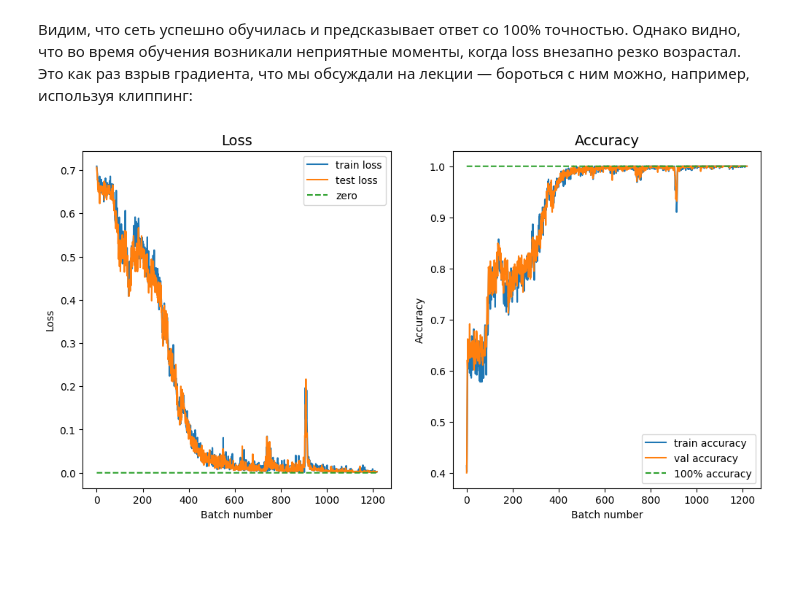
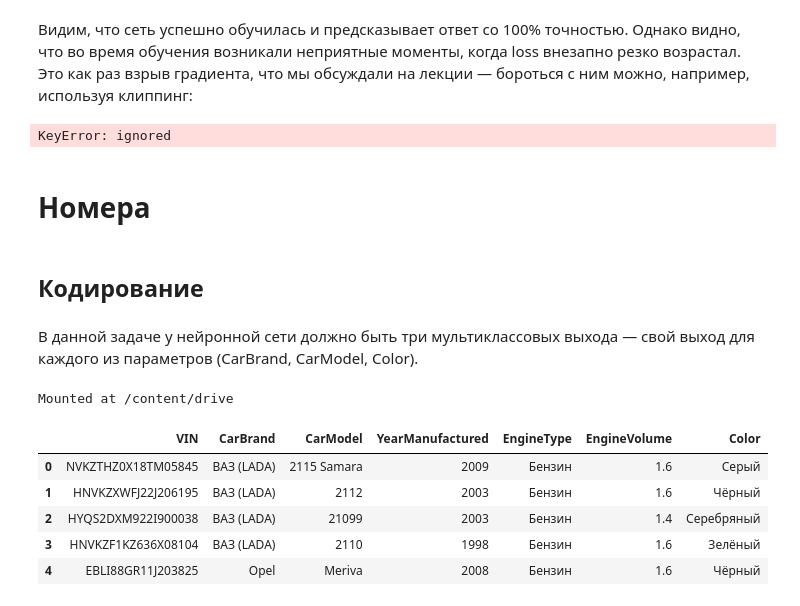
Before and after one commit to Alizarin-Stell/aaa_ml, a Jupyter notebook: sequence_cnn_lstm_with_gaps.ipynb, the cells around one changed output. Cells and saved outputs as stored; diff of their text form; code cells hidden in the pictures; blank space fills up the shorter version.

```diff
--- a/sequence_cnn_lstm_with_gaps.ipynb
+++ b/sequence_cnn_lstm_with_gaps.ipynb
@@ -540,6 +541,8 @@ for i in range(n_epochs):
         nn.utils.clip_grad_norm_(model.parameters(), max_norm=5.0)
         optimizer.step()
 
+        model.eval()
+
         x_val, y_val = next(iter(val_sequence_dataloader))
 
         val_preds = model(x_val)
@@ -554,4 +557,26 @@ for i in range(n_epochs):
 
         plot_progress(losses, accs, val_losses, val_accs)
 # %% [output]
-[figure, removed]
+KeyError: ignored
+# %% [markdown]
+# Номера
+# %% [markdown]
+## Кодирование
+# %% [markdown]
+В данной задаче у нейронной сети должно быть три мультиклассовых выхода — свой выход для каждого из параметров (CarBrand, CarModel, Color).
+# %%
+from google.colab import drive
+drive.mount('/content/drive')
+way = "/content/drive/MyDrive/Colab_Notebooks/aaa_ml/datasets/"
+# %% [output]
+Mounted at /content/drive
+# %%
+df_train = pd.read_csv(way + "vins_train.csv")
+df_train.head()
+# %% [output]
+|  | VIN | CarBrand | CarModel | YearManufactured | EngineType | EngineVolume | Color |
+| 0 | NVKZTHZ0X18TM05845 | ВАЗ (LADA) | 2115 Samara | 2009 | Бензин | 1.6 | Серый |
+| 1 | HNVKZXWFJ22J206195 | ВАЗ (LADA) | 2112 | 2003 | Бензин | 1.6 | Чёрный |
+| 2 | HYQS2DXM922I900038 | ВАЗ (LADA) | 21099 | 2003 | Бензин | 1.4 | Серебряный |
+| 3 | HNVKZF1KZ636X08104 | ВАЗ (LADA) | 2110 | 1998 | Бензин | 1.6 | Зелёный |
+| 4 | EBLI88GR11J203825 | Opel | Meriva | 2008 | Бензин | 1.6 | Чёрный |
```
Also changed, not shown: parts of 20 cells of this notebook, 2 other files.
